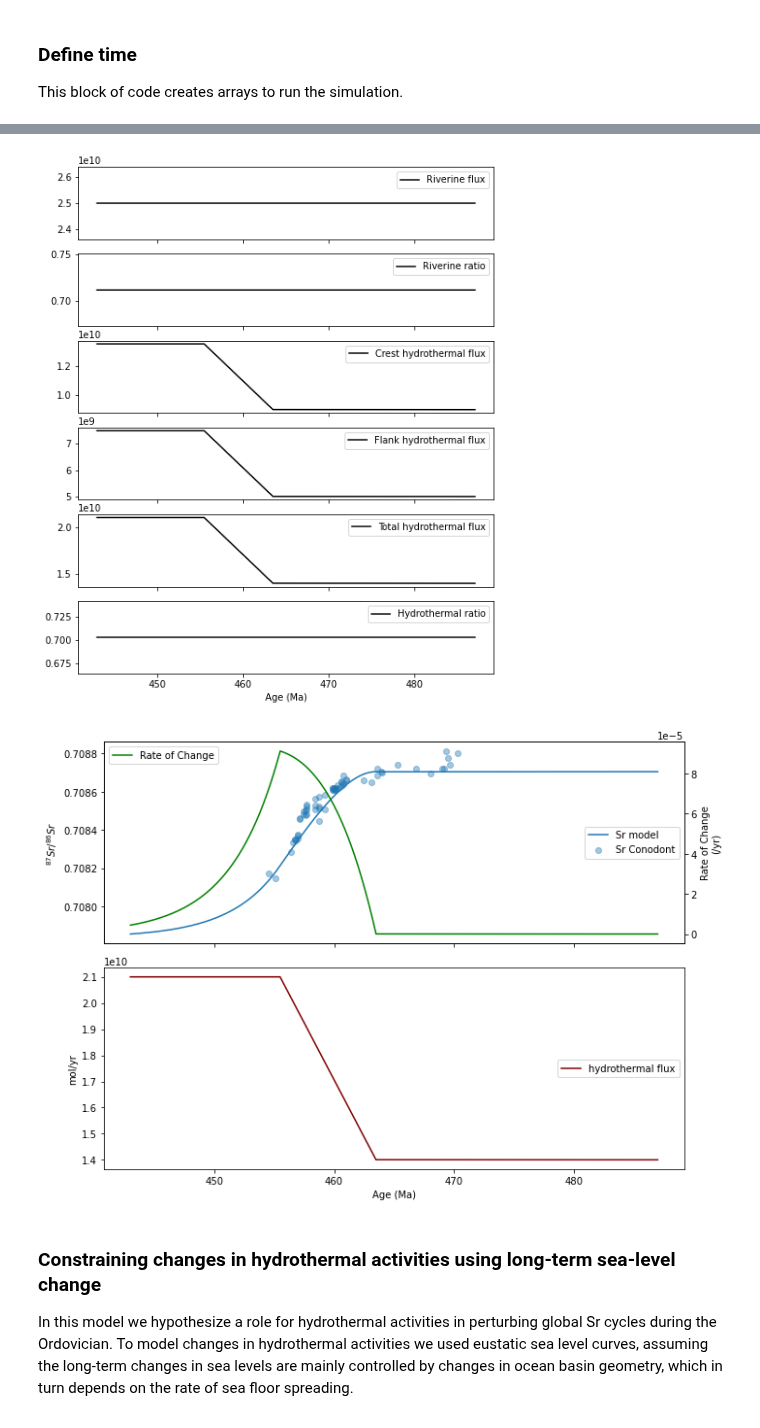
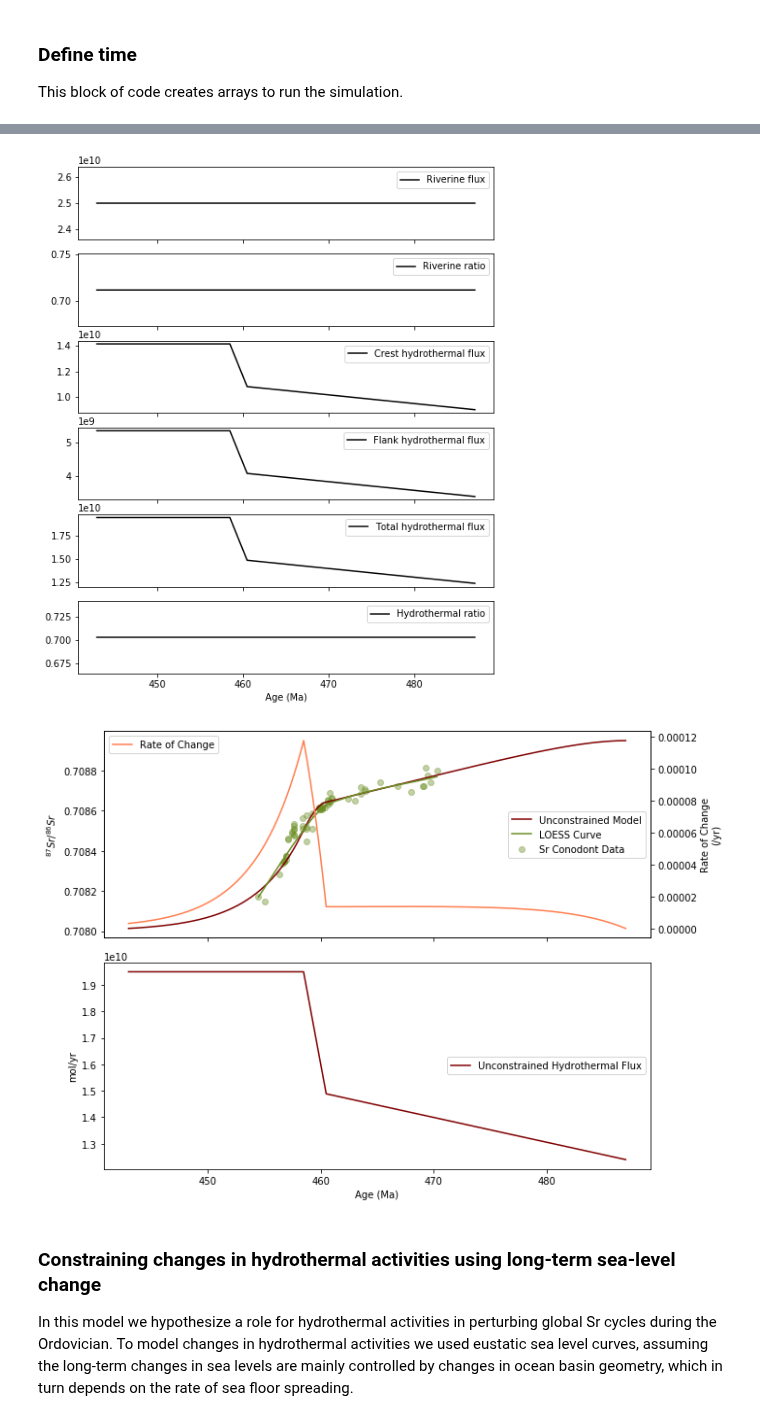
Before and after one commit to datuadiatma/avila_etal_2022, a Jupyter notebook: Notebook/Ordovician_Sr_Model.ipynb, the cells around one changed output, grey strips where cells are left out. Drawn from its saved outputs; the diff is of its cells as text; code cells hidden in the pictures.

```diff
--- a/Notebook/Ordovician_Sr_Model.ipynb
+++ b/Notebook/Ordovician_Sr_Model.ipynb
@@ -111,7 +111,7 @@ Jhcrest0 = 9.00e9
 Jhcrest = np.ones(nt) * Jhcrest0
 
 # Off-axis (flank) hydrothermal flux
-Jhflank0 = 5.00e9
+Jhflank0 = 3.4e9
 Jhflank = np.ones(nt) * Jhflank0
 
 # Total hydrothermal flux
@@ -153,19 +153,24 @@ plt.savefig("../Figure/params.svg")
 # System perturbation
 # -------------------
 # timing of perturbation in Ma
-start_age = 463
-stop_age = 455
+start_age = 460 #i.e. the inflection point
+stop_age = 458 #where the flux stabilizes into a new baseline
 
 # convert age to array index
 start = np.where(np.round(age)==start_age)[0][0]
 stop = np.where(np.round(age)==stop_age)[0][0]
 
 # perturb the system by increasing hydrothermal flux
-f = 1.5
-Jhflank[start:stop] = np.linspace(Jhflank0, Jhflank0*f, (stop-start))
-Jhflank[stop:] = Jhflank0 * f
-Jhcrest[start:stop] = np.linspace(Jhcrest0, Jhcrest0*f, (stop-start))
-Jhcrest[stop:] = Jhcrest0 * f
+f1 = 1.2 #times the baseline
+Jhflank[:start] = np.linspace(Jhflank0, Jhflank0*f1, start)
+Jhcrest[:start] = np.linspace(Jhcrest0, Jhcrest0*f1, start)
+
+f2 = 1.31 #times the inflection point flux
+Jhflank[start:stop] = np.linspace(Jhflank[start-1], Jhflank[start-1]*f2, (stop-start))
+Jhflank[stop:] = np.ones(len(Jhflank)-stop) * (Jhflank[stop-1])
+Jhcrest[start:stop] = np.linspace(Jhcrest[start-1], Jhcrest[start-1]*f2, (stop-start))
+Jhcrest[stop:] = np.ones(len(Jhcrest)-stop) * (Jhcrest[stop-1])
+
 Jh = Jhflank + Jhcrest
 
 params = {
@@ -185,7 +190,7 @@ for index, (key, value), in enumerate(params.items()):
 plt.savefig("../Figure/Params_perturbed.png")
 plt.savefig("../Figure/Params_perturbed.svg")
 # %% [output]
-[figure, old version]
+[figure, new version]
 # %%
 # Run the model
 # -------------
@@ -193,30 +198,32 @@ Rsw, GradSr = run_sim(nt, dt, age, Jriv, Rriv, Rsw, Jh, Rh, N)
 # %%
 # Load sr measurement for comparison
 SrOrdo = pd.read_csv('../Data/Arbuckle_Sr.csv')
+loess = pd.read_csv('../Data/Srloess_R.csv')
 
 # plot the result
 fig, (ax1, ax2) = plt.subplots(2, 1, figsize=(10, 7), sharex=True)
-ax1.plot(age, Rsw, label="Sr model")
-ax1.scatter(SrOrdo['Age20'], SrOrdo['Sr'], label='Sr Conodont', alpha=0.4)
+ax1.plot(age, Rsw, c='maroon', label="Unconstrained Model")
+ax1.plot(loess['age'], loess['loess'], c='olivedrab', label='LOESS Curve')
+ax1.scatter(SrOrdo['Age20'], SrOrdo['Sr'], c='olivedrab', label='Sr Conodont Data', alpha=0.4)
 ax1.set_ylabel('$^{87}Sr/^{86}Sr$')
 ax1.legend(loc='right')
 
 ax1b = ax1.twinx()
-ax1b.plot(age, GradSr, color='green',label='Rate of Change')
+ax1b.plot(age, GradSr, color='coral',label='Rate of Change')
 ax1b.set_ylabel('Rate of Change\n(/yr)')
 ax1b.legend(loc='upper left')
 
-ax2.plot(age, Jh, c='maroon',label='hydrothermal flux')
+ax2.plot(age, Jh, c='maroon',label='Unconstrained Hydrothermal Flux')
 ax2.set_ylabel('mol/yr')
 ax2.set_xlabel('Age (Ma)')
 ax2.legend(loc='right')
 
 plt.tight_layout()
 plt.savefig('../Figure/OrdovicianSr.png')
 plt.savefig('../Figure/OrdovicianSr.svg')
 plt.show()
 # %% [output]
-[figure, old version]
+[figure, new version]
 # %% [markdown]
 ### Constraining changes in hydrothermal activities using long-term sea-level change
 
```
Also changed, not shown: parts of 3 cells of this notebook, 12 other files.
